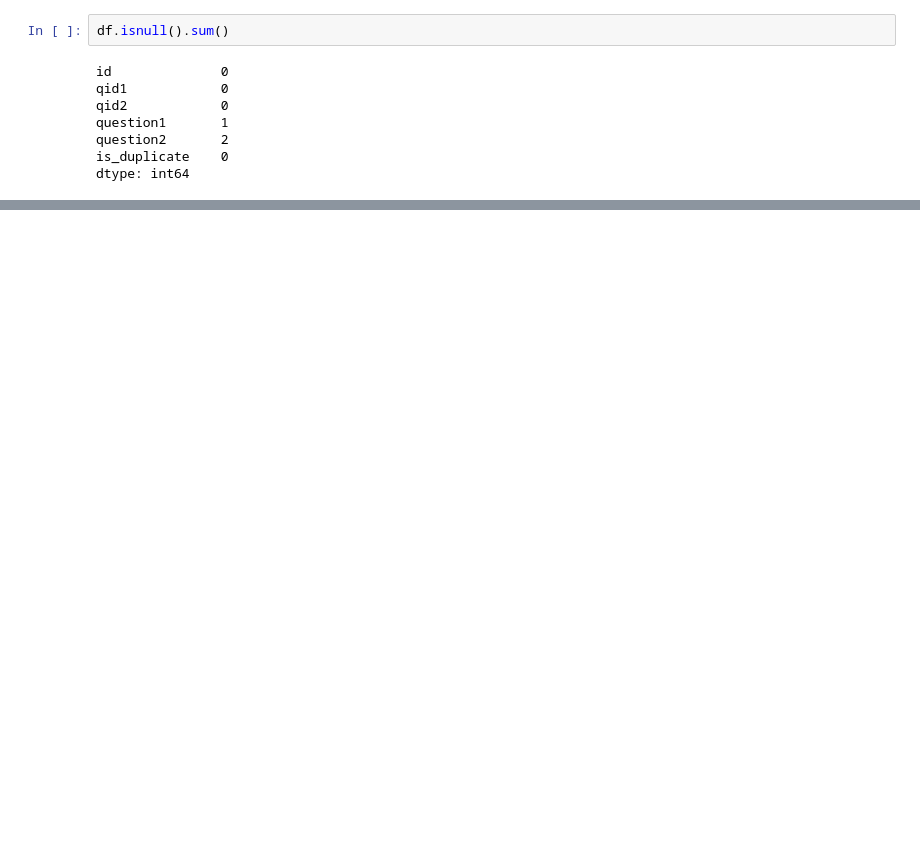
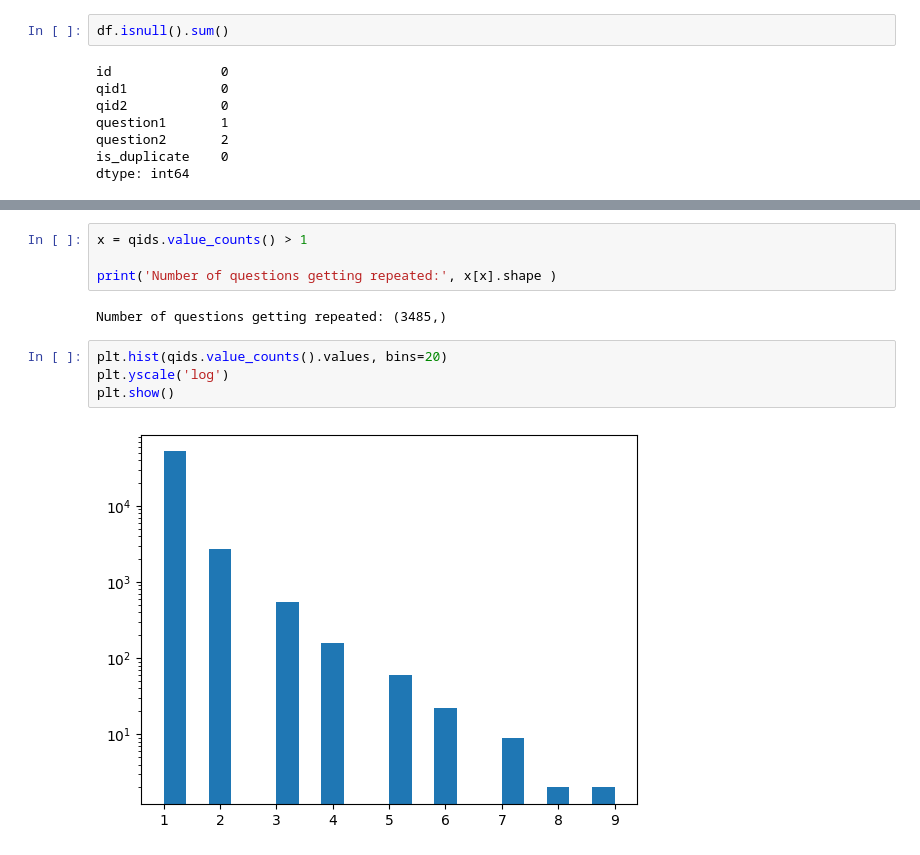
Before and after one commit to romi4odin/lotOfProjects, a Jupyter notebook: initial_EDA.ipynb, the cells around one changed output, grey strips where cells are left out. Cells and saved outputs as stored; diff of their text form; blank space fills up the shorter version.

```diff
--- a/initial_EDA.ipynb
+++ b/initial_EDA.ipynb
@@ -175,0 +61,12 @@ accuracy_score(y_test, y_pred)
+# %%
+x = qids.value_counts() > 1
+
+print('Number of questions getting repeated:', x[x].shape )
+# %% [output]
+Number of questions getting repeated: (3485,)
+# %%
+plt.hist(qids.value_counts().values, bins=20)
+plt.yscale('log')
+plt.show()
+# %% [output]
+[figure, added]
```
Also changed, not shown: parts of 72 cells of this notebook.
